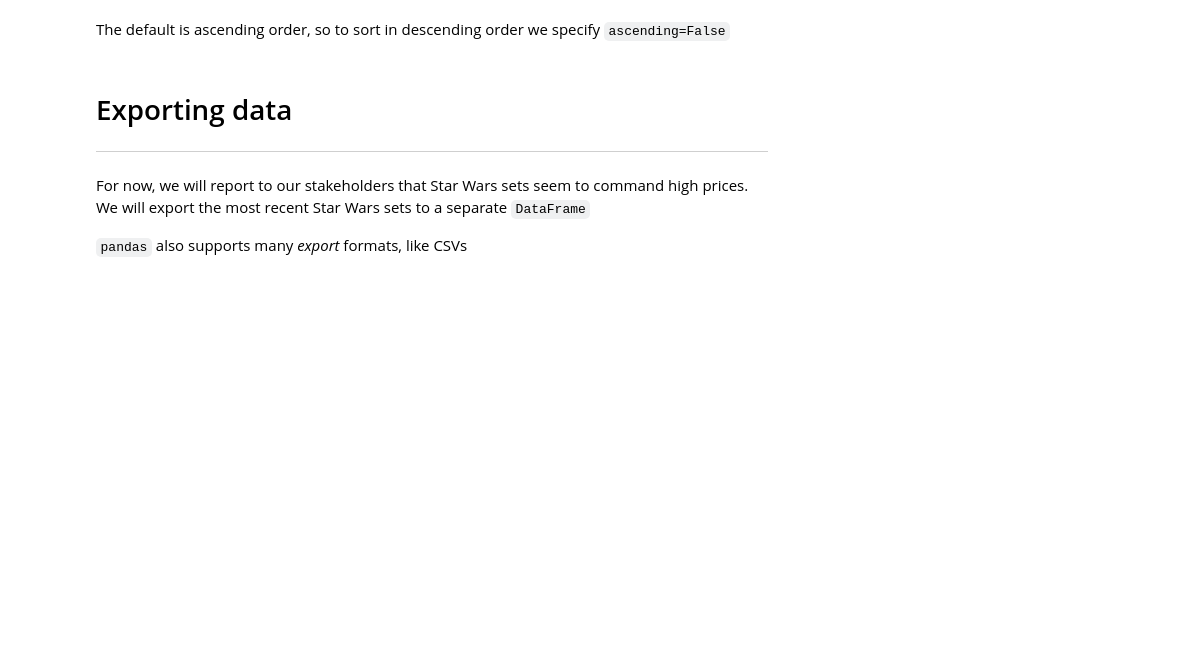
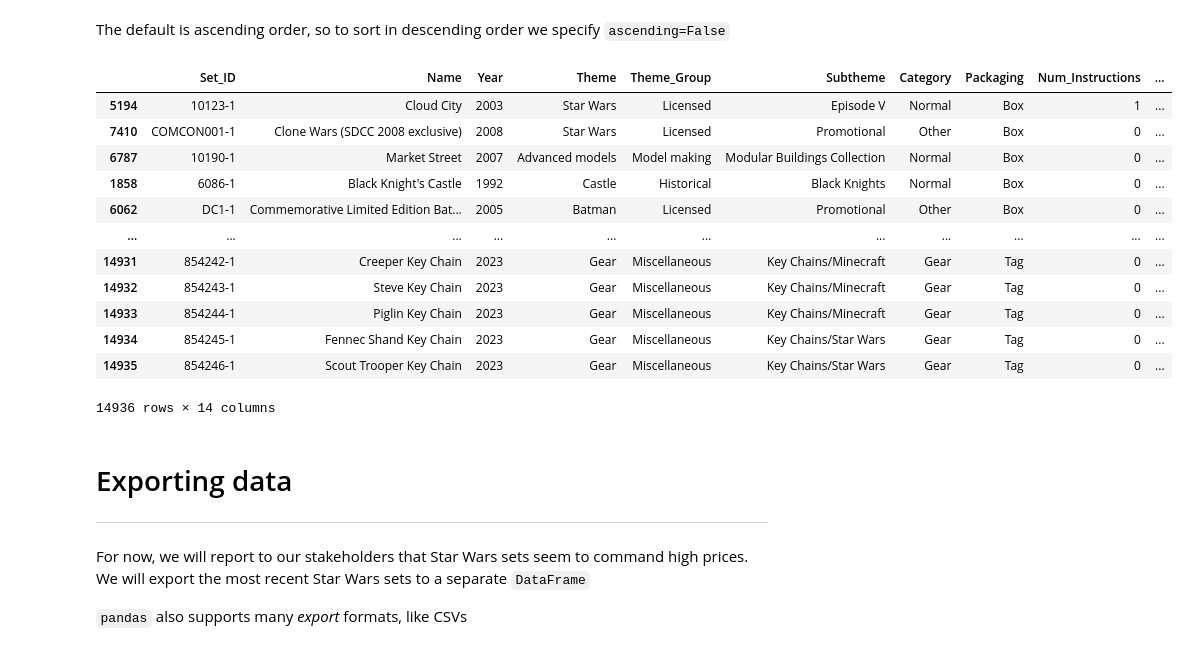
Before and after one commit to naserhusovic-droid/intro-to-eda-and-pandas, a Jupyter notebook: 03-eda-with-pandas/03-eda-with-pandas.ipynb, the cells around one changed output. Saved outputs shown, nothing was run; the diff lists cells and outputs as text; code cells hidden in the pictures; blank space fills up the shorter version.

```diff
--- a/03-eda-with-pandas/03-eda-with-pandas.ipynb
+++ b/03-eda-with-pandas/03-eda-with-pandas.ipynb
@@ -345,5 +422,21 @@ Sorting is done by calling `.sort_values()` on the `DataFrame` and specifying th
 # %% [markdown]
 The default is ascending order, so to sort in descending order we specify `ascending=False`
+# %%
+lego_df.sort_values(("Current_Price"), ascending=False)
+# %% [output]
+|  | Set_ID | Name | Year | Theme | Theme_Group | Subtheme | Category | Packaging | Num_Instructions | ... |
+| 5194 | 10123-1 | Cloud City | 2003 | Star Wars | Licensed | Episode V | Normal | Box | 1 | ... |
+| 7410 | COMCON001-1 | Clone Wars (SDCC 2008 exclusive) | 2008 | Star Wars | Licensed | Promotional | Other | Box | 0 | ... |
+| 6787 | 10190-1 | Market Street | 2007 | Advanced models | Model making | Modular Buildings Collection | Normal | Box | 0 | ... |
+| 1858 | 6086-1 | Black Knight's Castle | 1992 | Castle | Historical | Black Knights | Normal | Box | 0 | ... |
+| 6062 | DC1-1 | Commemorative Limited Edition Bat... | 2005 | Batman | Licensed | Promotional | Other | Box | 0 | ... |
+| ... | ... | ... | ... | ... | ... | ... | ... | ... | ... | ... |
+| 14931 | 854242-1 | Creeper Key Chain | 2023 | Gear | Miscellaneous | Key Chains/Minecraft | Gear | Tag | 0 | ... |
+| 14932 | 854243-1 | Steve Key Chain | 2023 | Gear | Miscellaneous | Key Chains/Minecraft | Gear | Tag | 0 | ... |
+| 14933 | 854244-1 | Piglin Key Chain | 2023 | Gear | Miscellaneous | Key Chains/Minecraft | Gear | Tag | 0 | ... |
+| 14934 | 854245-1 | Fennec Shand Key Chain | 2023 | Gear | Miscellaneous | Key Chains/Star Wars | Gear | Tag | 0 | ... |
+| 14935 | 854246-1 | Scout Trooper Key Chain | 2023 | Gear | Miscellaneous | Key Chains/Star Wars | Gear | Tag | 0 | ... |
+14936 rows × 14 columns
 # %% [markdown]
 # Exporting data
 ---
```
Also changed, not shown: parts of 12 cells of this notebook.
